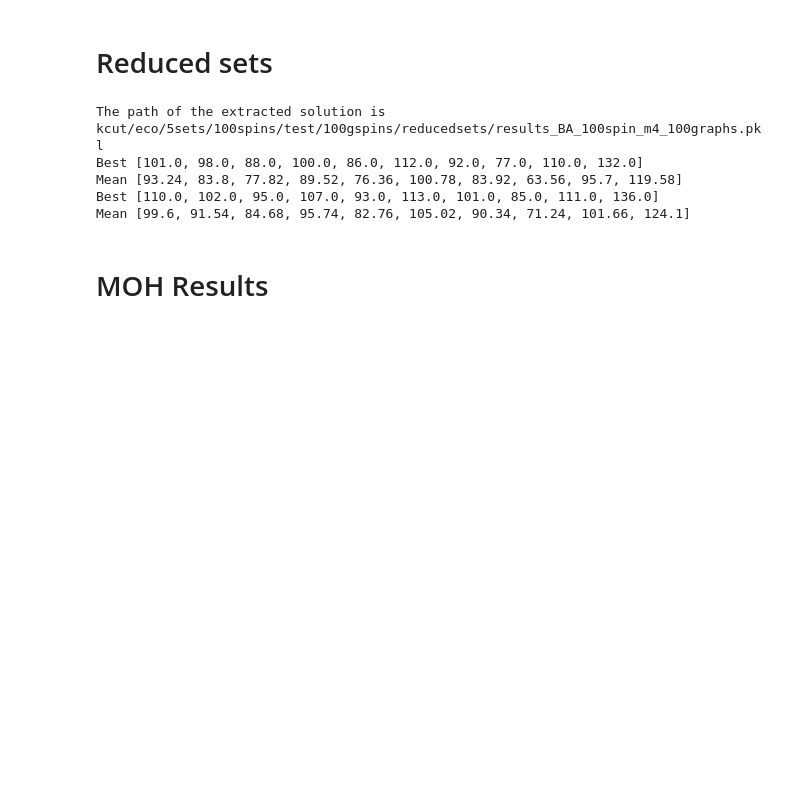
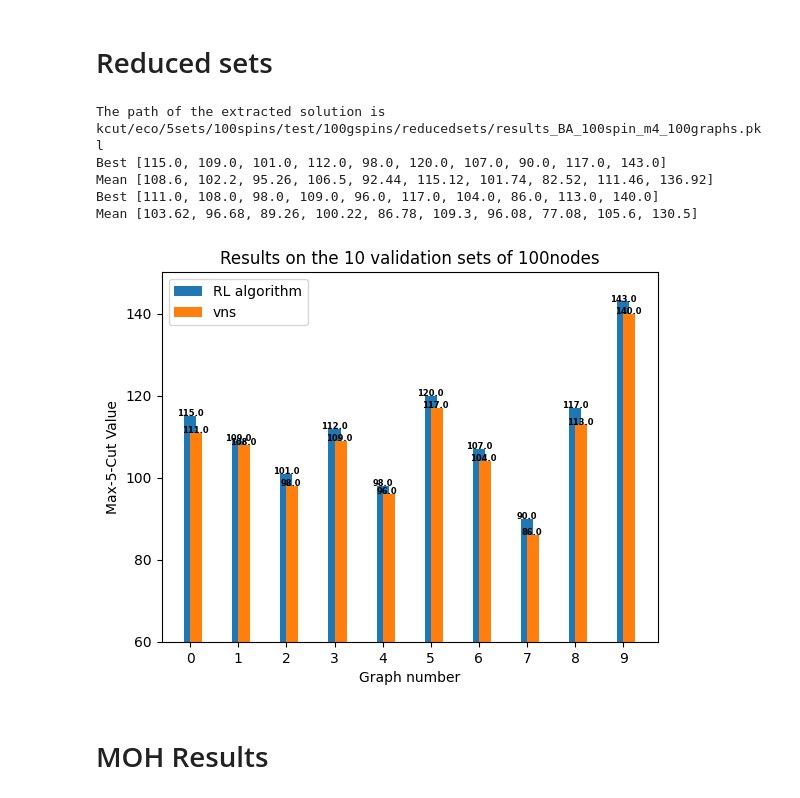
Before and after one commit to Gatorino/eco-dqn, a Jupyter notebook: plots.ipynb, the cells around one changed output. Drawn from its saved outputs; the diff is of its cells as text; code cells hidden in the pictures; blank space fills up the shorter version.

```diff
--- a/plots.ipynb
+++ b/plots.ipynb
@@ -198,24 +141,54 @@ plt.show()
 # %%
 BA100_ising_path = "kcut/eco/5sets/100spins/test/100gspins/reducedsets/results_BA_100spin_m4_100graphs.pkl"
 BA100_solutions = show_graph_results(BA100_ising_path)
 BA100 = list(BA100_solutions["best_cut"])
 BA100_mean = list(BA100_solutions["mean_cut"])
 VNS = list(BA100_solutions["vns_cut"])
 VNS_mean = list(BA100_solutions["vns_mean_cut"])
 total_time = list(BA100_solutions["time"])
 total_env_time = list(BA100_solutions["env_time"])
 total_vns_time = list(BA100_solutions["vns_time"])
 print("Best", BA100)
 print("Mean", BA100_mean)
 print("Best", VNS)
 print("Mean", VNS_mean)
-print(f"Total: {total_time}, Env time: {total_env_time}, VNS time: {VNS_time}")
+# print(f"Total: {total_time}, Env time: {total_env_time}, VNS time: {VNS_time}")
+
+fig, ax = plt.subplots()
+
+# Set the bar width
+width = 0.25
+
+# Set the x-axis ticks
+x = np.arange(10)
+# Plot the bars
+rects1 = ax.bar(x , BA100[:], width, label='RL algorithm')
+rects2 = ax.bar(x + width/2, VNS[:], width, label='vns')
+plt.ylim(bottom=0.5)
+for i, v in enumerate(VNS[:]):
+    plt.text(i+0.1, v+0.02, str(round(v,2)), ha='center', fontsize=6, weight='bold')
+for i, v in enumerate(BA100[:]):
+    plt.text(i, v+0.02, str(round(v,2)), ha='center', fontsize=6, weight='bold')
+
+plt.ylim(bottom=60)
+
+
+# Add some labels and a legend
+ax.set_xlabel('Graph number')
+ax.set_ylabel('Max-5-Cut Value')
+ax.set_title('Results on the 10 validation sets of 100nodes')
+ax.set_xticks(x)
+ax.legend()
+
+# Show the plot
+plt.show()
 # %% [output]
 The path of the extracted solution is kcut/eco/5sets/100spins/test/100gspins/reducedsets/results_BA_100spin_m4_100graphs.pkl
-Best [101.0, 98.0, 88.0, 100.0, 86.0, 112.0, 92.0, 77.0, 110.0, 132.0]
-Mean [93.24, 83.8, 77.82, 89.52, 76.36, 100.78, 83.92, 63.56, 95.7, 119.58]
-Best [110.0, 102.0, 95.0, 107.0, 93.0, 113.0, 101.0, 85.0, 111.0, 136.0]
-Mean [99.6, 91.54, 84.68, 95.74, 82.76, 105.02, 90.34, 71.24, 101.66, 124.1]
+Best [115.0, 109.0, 101.0, 112.0, 98.0, 120.0, 107.0, 90.0, 117.0, 143.0]
+Mean [108.6, 102.2, 95.26, 106.5, 92.44, 115.12, 101.74, 82.52, 111.46, 136.92]
+Best [111.0, 108.0, 98.0, 109.0, 96.0, 117.0, 104.0, 86.0, 113.0, 140.0]
+Mean [103.62, 96.68, 89.26, 100.22, 86.78, 109.3, 96.08, 77.08, 105.6, 130.5]
+[figure, added]
 # %% [markdown]
 # MOH Results
 # %% [markdown]
```
Also changed, not shown: parts of 4 cells of this notebook, 1 other file.
